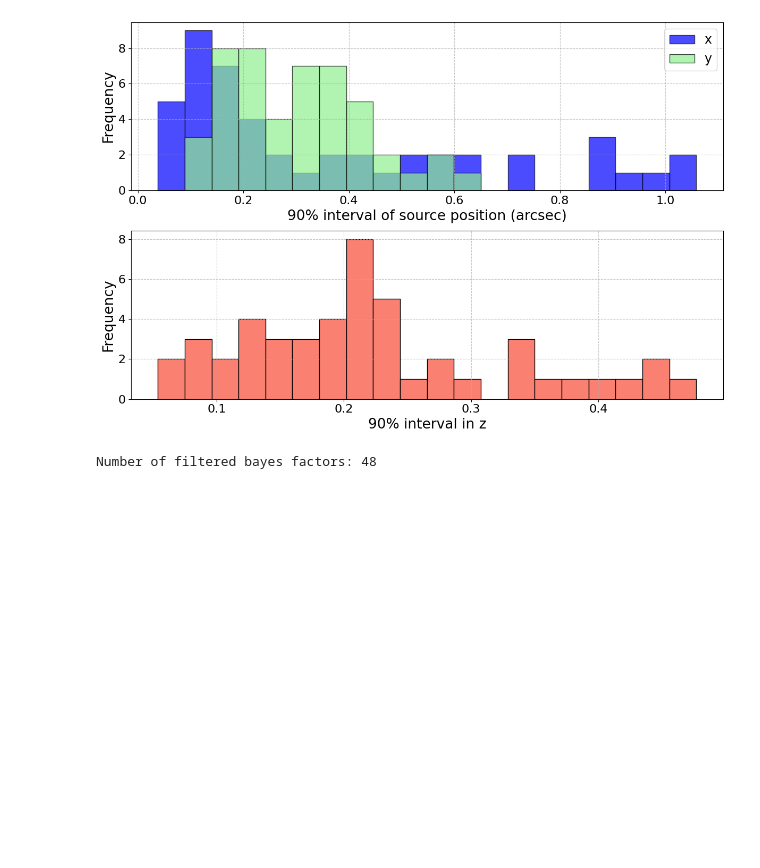
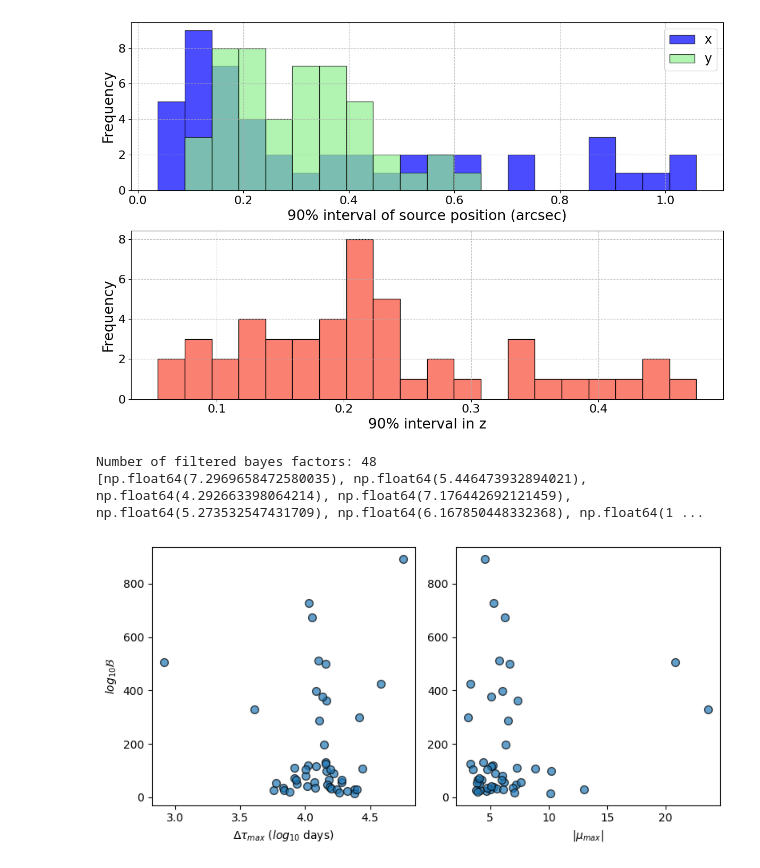
Before and after one commit to diceandcats/GWlensing_Brian, a Jupyter notebook: process_result.ipynb, the cells around one changed output. Cells and saved outputs as stored; diff of their text form; code cells hidden in the pictures; blank space fills up the shorter version.

```diff
--- a/process_result.ipynb
+++ b/process_result.ipynb
@@ -342,30 +354,58 @@ localized_z = data['localized_z'].values
 chi_sq_values = data['chi_sq'].values
 filtered_bayes_factors = []
 filtered_localized_index = []
 filtered_localized_x = []
 filtered_localized_y = []
 filtered_localized_z = []
 for i in range(len(bayes_factors)):
     row_number = i
     chi_sq_value = chi_sq_values[i]
     folder_path = os.path.join(OUT_DIR, f'row{row_number}', f'test_tidy_row{row_number}')
     num_npz_in_folder = len(glob.glob(os.path.join(folder_path, '*.npz')))
     if chi_sq_value <= 20 and num_npz_in_folder == 1:
         filtered_bayes_factors.append(bayes_factors[i])
         filtered_localized_index.append(localized_index[i])
         filtered_localized_x.append(localized_x[i])
         filtered_localized_y.append(localized_y[i])
         filtered_localized_z.append(localized_z[i])
 print(f"Number of filtered bayes factors: {len(filtered_bayes_factors)}")
 
 # get the image positions, time delays, and magnifications from each x,y,z pair with the index
+image_positions = []
 time_delays = []
 magnifications = []
 for i in range(len(filtered_localized_x)):
     x = filtered_localized_x[i]
     y = filtered_localized_y[i]
     z = filtered_localized_z[i]
     index = filtered_localized_index[i]
     # use the clusterlensing class to calculate the image positions, time delays, and magnifications
+    test_params = {"x_src" : x, "y_src": y, "z_s": z, "H0": 70}
+    test_cluster = int(index)
+    output = cluster_system.calculate_imgs_delays_magns(
+        test_params, test_cluster
+    )
+    image_positions.append(output['image_positions'])
+    largest_time_delay = np.max(output['time_delays']) - np.min(output['time_delays'])
+    largest_magnification = np.max(np.abs(output['magnifications']))
+    time_delays.append(largest_time_delay)
+    magnifications.append(largest_magnification)
+
+# print(time_delays)
+print(magnifications)
+
+# plot the graph between the time delays, magnifications, and bayes factors separately by scatter plot
+fig,axs = plt.subplots(1, 2, figsize=(8, 4), tight_layout=True)
+axs[0].scatter(np.log10(time_delays), filtered_bayes_factors, s=50, marker='o',edgecolor='k', alpha=0.7)
+axs[0].set_xlabel(r'$\Delta \tau_{max}$ ($log_{10}$ days)')
+axs[0].set_ylabel(r'$log_{10} \mathcal{B}$')
+
+axs[1].scatter(magnifications, filtered_bayes_factors, s=50, marker='o', edgecolor='k', alpha=0.7)
+axs[1].set_xlabel(r'$|\mu_{max}|$')
+
+plt.tight_layout()
+#plt.savefig('Report images sem2/new/B_vs_dt_mu_xyz.pdf', bbox_inches='tight')
 # %% [output]
 Number of filtered bayes factors: 48
+[np.float64(7.2969658472580035), np.float64(5.446473932894021), np.float64(4.292663398064214), np.float64(7.176442692121459), np.float64(5.273532547431709), np.float64(6.167850448332368), np.float64(1 ...
+[figure, added]
```
Also changed, not shown: parts of 4 cells of this notebook, 7 other files.
